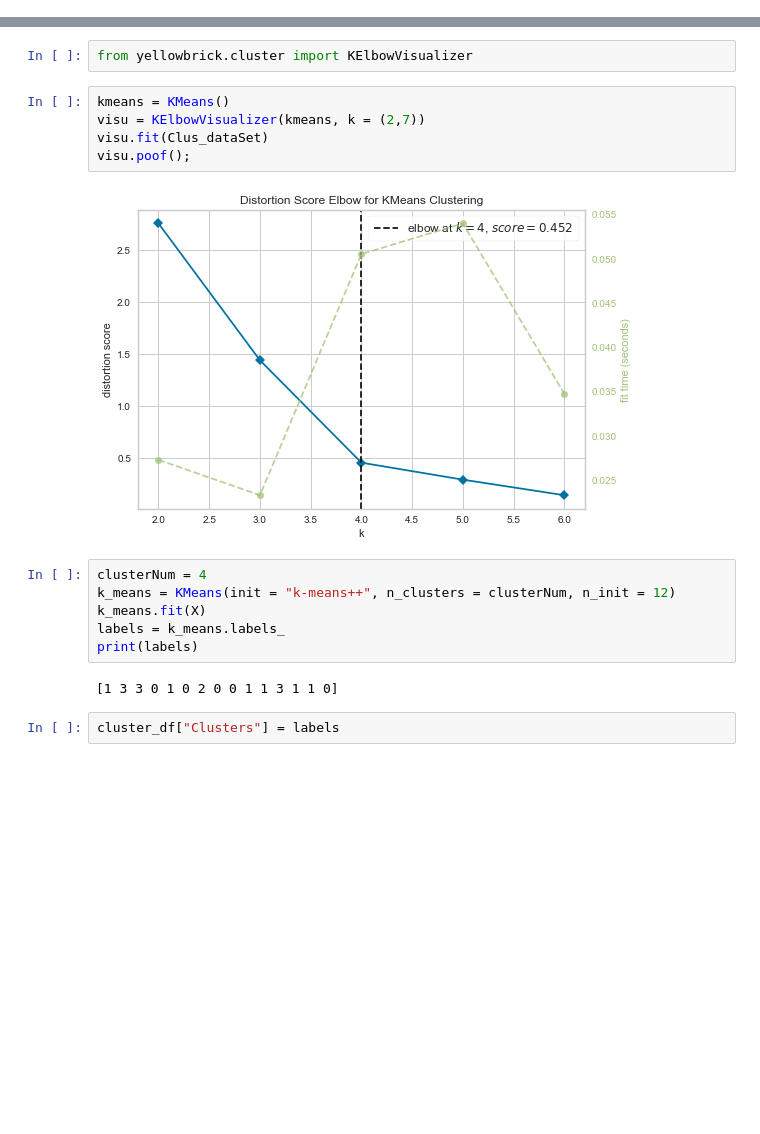
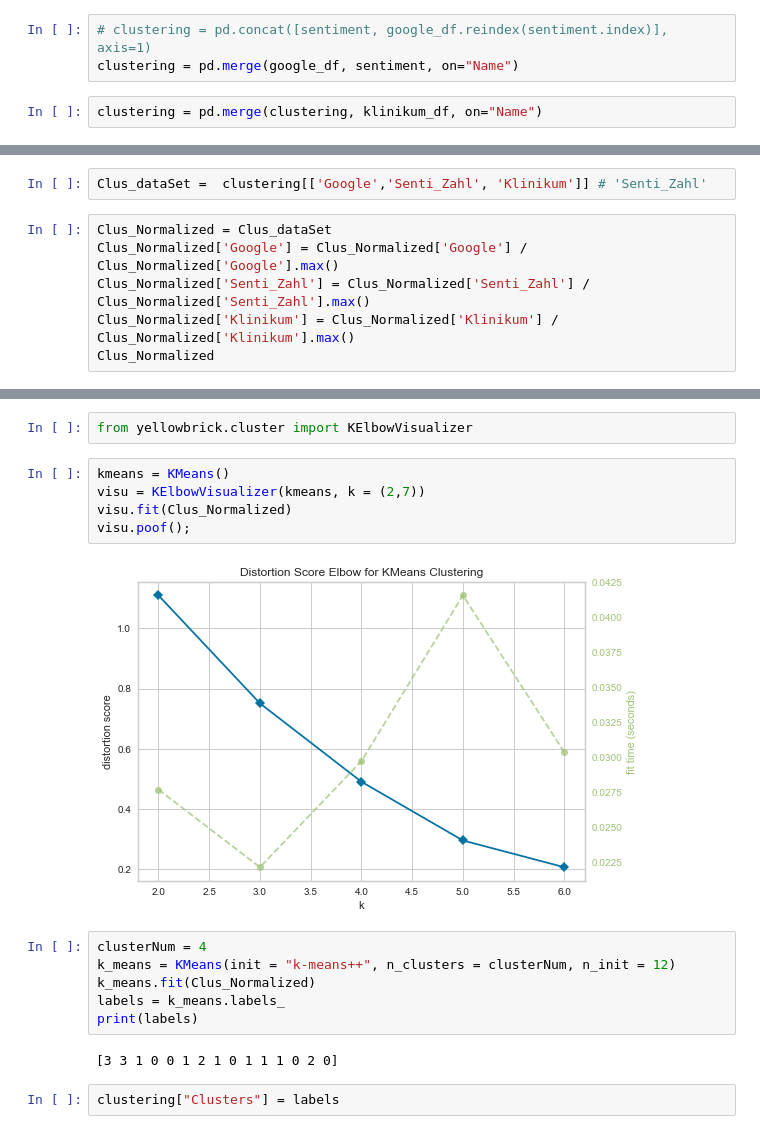
Before and after one commit to Tanerrr/Klinify, a Jupyter notebook: Data Cleaning.ipynb, the cells around one changed output, grey strips where cells are left out. Saved outputs shown, nothing was run; the diff lists cells and outputs as text; blank space fills up the shorter version.

```diff
--- a/Data Cleaning.ipynb
+++ b/Data Cleaning.ipynb
@@ -413,0 +514,5 @@ clustering
+# %%
+# clustering = pd.concat([sentiment, google_df.reindex(sentiment.index)], axis=1)
+clustering = pd.merge(google_df, sentiment, on="Name")
+# %%
+clustering = pd.merge(clustering, klinikum_df, on="Name")
@@ -413,0 +538,8 @@ clustering
+# %%
+Clus_dataSet =  clustering[['Google','Senti_Zahl', 'Klinikum']] # 'Senti_Zahl'
+# %%
+Clus_Normalized = Clus_dataSet
+Clus_Normalized['Google'] = Clus_Normalized['Google'] / Clus_Normalized['Google'].max()
+Clus_Normalized['Senti_Zahl'] = Clus_Normalized['Senti_Zahl'] / Clus_Normalized['Senti_Zahl'].max()
+Clus_Normalized['Klinikum'] = Clus_Normalized['Klinikum'] / Clus_Normalized['Klinikum'].max()
+Clus_Normalized
@@ -442,17 +577,17 @@ from yellowbrick.cluster import KElbowVisualizer
 # %%
 kmeans = KMeans()
 visu = KElbowVisualizer(kmeans, k = (2,7))
-visu.fit(Clus_dataSet)
+visu.fit(Clus_Normalized)
 visu.poof();
 # %% [output]
-[figure, old version]
+[figure, new version]
 # %%
 clusterNum = 4
 k_means = KMeans(init = "k-means++", n_clusters = clusterNum, n_init = 12)
-k_means.fit(X)
+k_means.fit(Clus_Normalized)
 labels = k_means.labels_
 print(labels)
 # %% [output]
-[1 3 3 0 1 0 2 0 0 1 1 3 1 1 0]
+[3 3 1 0 0 1 2 1 0 1 1 1 0 2 0]
 # %%
-cluster_df["Clusters"] = labels
+clustering["Clusters"] = labels
```
Also changed, not shown: parts of 107 cells of this notebook, 7 other files.
